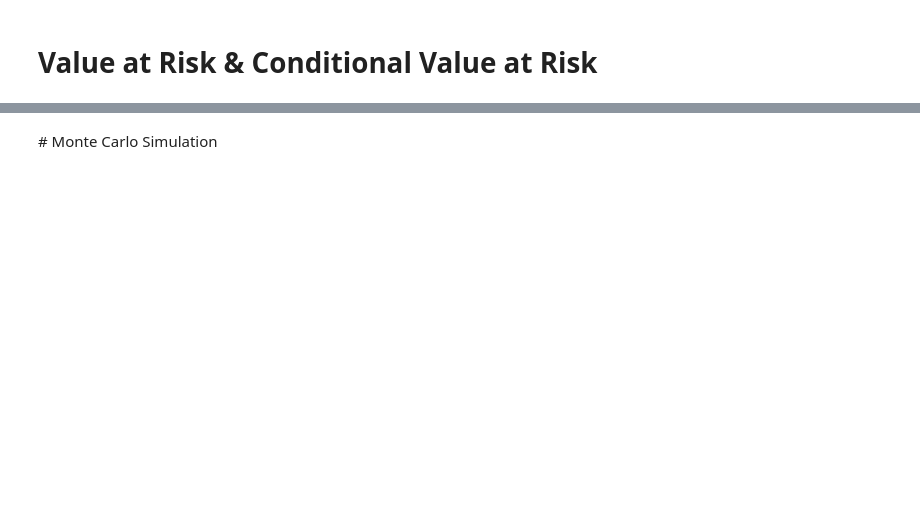
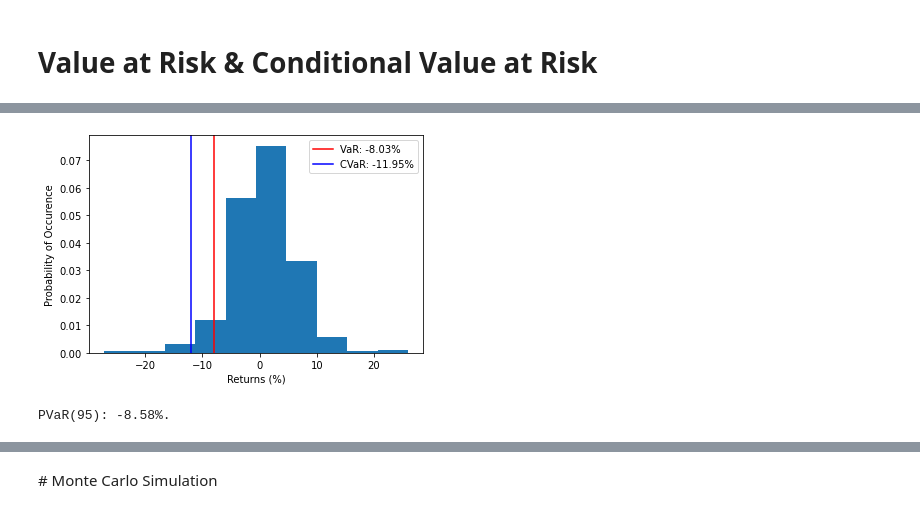
Before and after one commit to nmasamba/finance_and_time_series_python, a Jupyter notebook: portfolio_risk_management/tail_risk_estimation.ipynb, the cells around one changed output, grey strips where cells are left out. Cells and saved outputs as stored; diff of their text form; code cells hidden in the pictures; blank space fills up the shorter version.

```diff
--- a/portfolio_risk_management/tail_risk_estimation.ipynb
+++ b/portfolio_risk_management/tail_risk_estimation.ipynb
@@ -65,0 +79,25 @@ plt.show()
+# %%
+
+# Plot Var and CVar
+sorted_returns = sorted(simple_returns_perc)
+plt.hist(sorted_returns, density=True)
+plt.axvline(x=v_a_r, color='r', linestyle='-', label='VaR: {0:.2f}%'.format(v_a_r))
+plt.axvline(x=c_v_a_r, color='b', linestyle='-', label='CVaR: {0:.2f}%'.format(c_v_a_r))
+plt.ylabel('Probability of Occurence')
+plt.xlabel('Returns (%)')
+plt.legend()
+plt.show()
+# %% [output]
+[figure, added]
+# %%
+
+# Above estimations use empirical observations. What if a some loss never occured?
+# A better approach would be to sample from a probability distribution
+# Assume returns normally distributed, calculate Parametric VaR
+simple_returns = eth_df['SimpleReturns'].dropna()
+mu = np.mean(simple_returns)
+vol = np.std(simple_returns)
+p_v_a_r = norm.ppf((100-confidence_level)/100, mu, vol)
+print("PVaR("+str(confidence_level)+"): {:.2f}".format(p_v_a_r*100)+"%.")
+# %% [output]
+PVaR(95): -8.58%.
```
Also changed, not shown: parts of 5 cells of this notebook.
